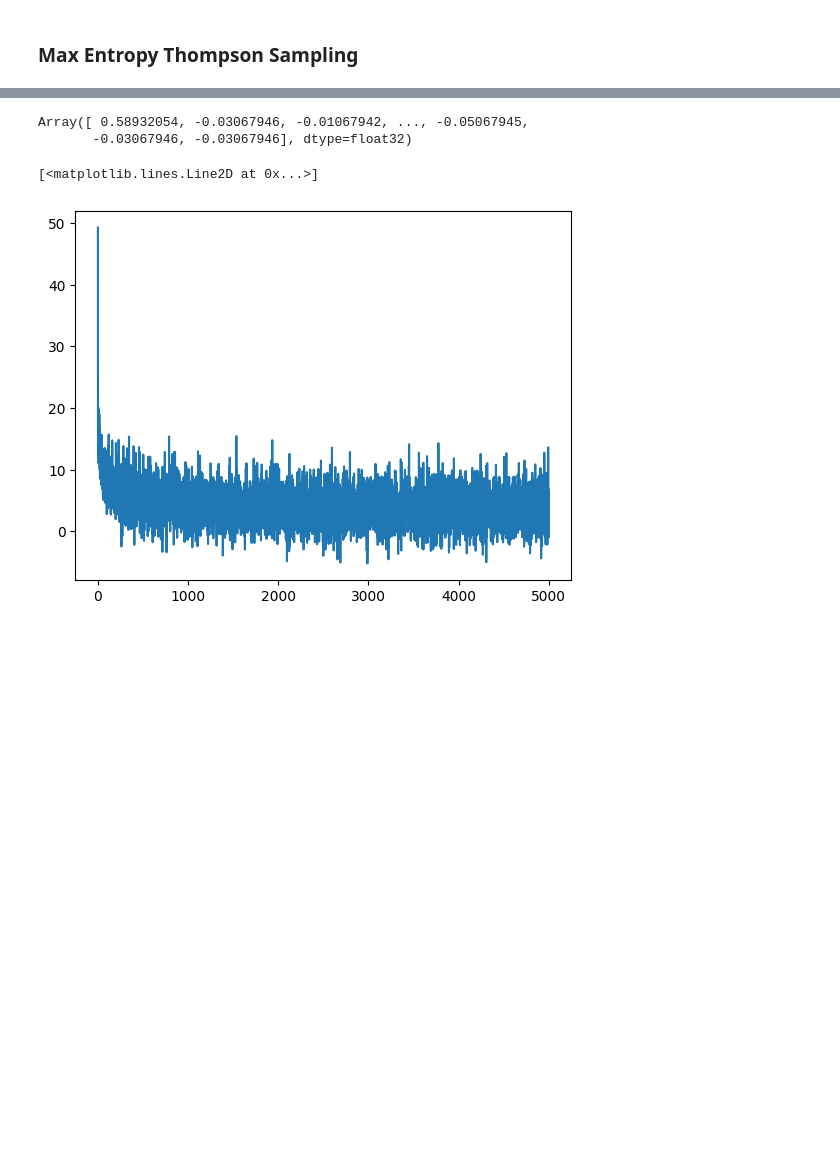
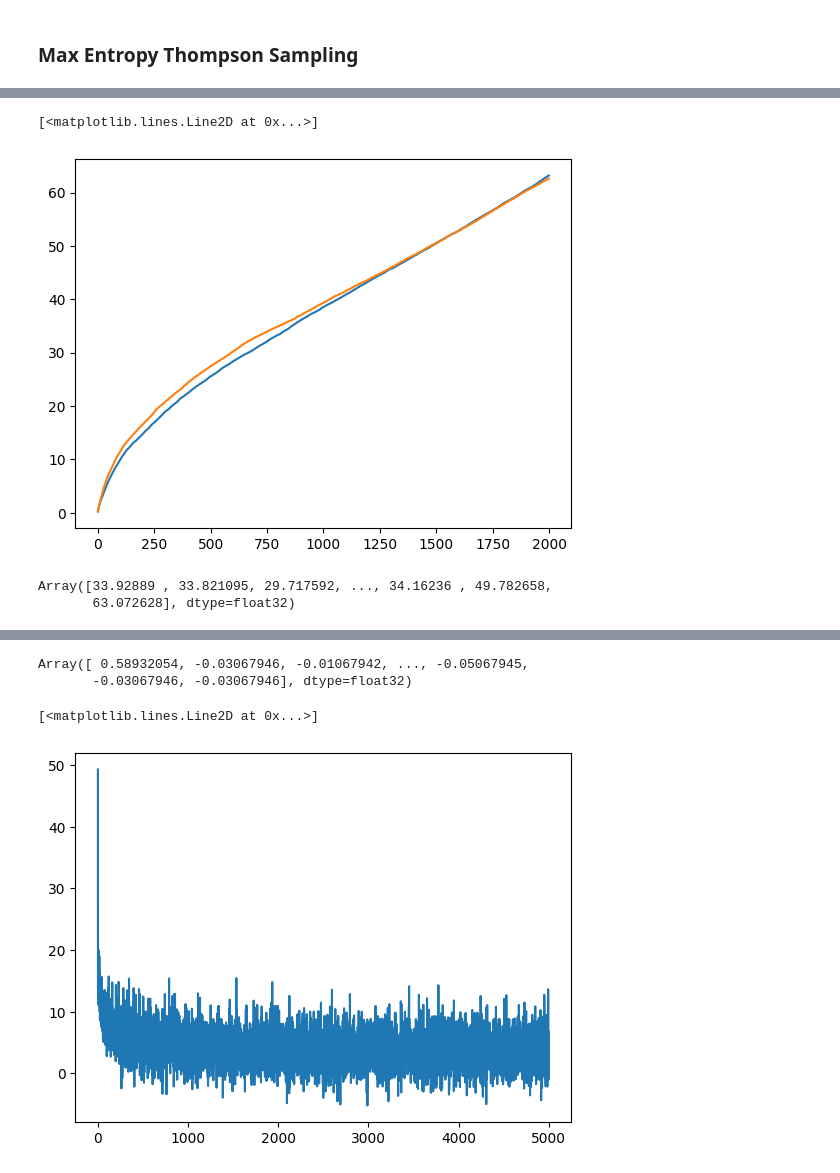
Before and after one commit to keertanavc/experior, a Jupyter notebook: max_ent_multi_armed.ipynb, the cells around one changed output, grey strips where cells are left out. Drawn from its saved outputs; the diff is of its cells as text; code cells hidden in the pictures; blank space fills up the shorter version.

```diff
--- a/max_ent_multi_armed.ipynb
+++ b/max_ent_multi_armed.ipynb
@@ -138,6 +128,7 @@ max_ent_ts_train = make_max_ent_thompson_sampling(env=mutli_armed_bandit,
                                                   total_steps=NUM_STEPS,
                                                   **max_ent_config)
 
-state, max_ent_state, max_ent_metrics = jax.vmap(jax.jit(max_ent_ts_train), in_axes=(None, 0, 0))(
-    rng_key, expert_trajectories, jnp.arange(alpha_betas.shape[0])
-)
+# state, max_ent_state, max_ent_metrics = jax.vmap(jax.jit(max_ent_ts_train), in_axes=(None, 0, 0))(
+#     rng_key, expert_trajectories, jnp.arange(alpha_betas.shape[0])
+# )
+state, max_ent_state, max_ent_metrics = jax.jit(max_ent_ts_train)(rng_key, expert_trajectories)
@@ -144,2 +162,2 @@ state, max_ent_state, max_ent_metrics = jax.vmap(jax.jit(max_ent_ts_train), in_a
 # %%
-max_ent_regret = (max_ent_metrics['optimal_value'] - max_ent_metrics['reward']).mean(axis=-1).cumsum(axis=0)
+max_ent_regret = (max_ent_metrics['optimal_value'] - max_ent_metrics['reward_mean']).mean(axis=-1).cumsum(axis=-1)
@@ -150,0 +193,11 @@ Array([0.90932053, 0.90932053, 0.90932053, ..., 0.90932053, 0.90932053,
+# %%
+plt.plot(max_ent_regret)
+plt.plot(no_prior_regret)
+# %% [output]
+[<matplotlib.lines.Line2D at 0x...>]
+[figure, added]
+# %%
+no_prior_regret[:, -1]
+# %% [output]
+Array([33.92889 , 33.821095, 29.717592, ..., 34.16236 , 49.782658,
+       63.072628], dtype=float32)
```
Also changed, not shown: parts of 18 cells of this notebook, 3 other files.
